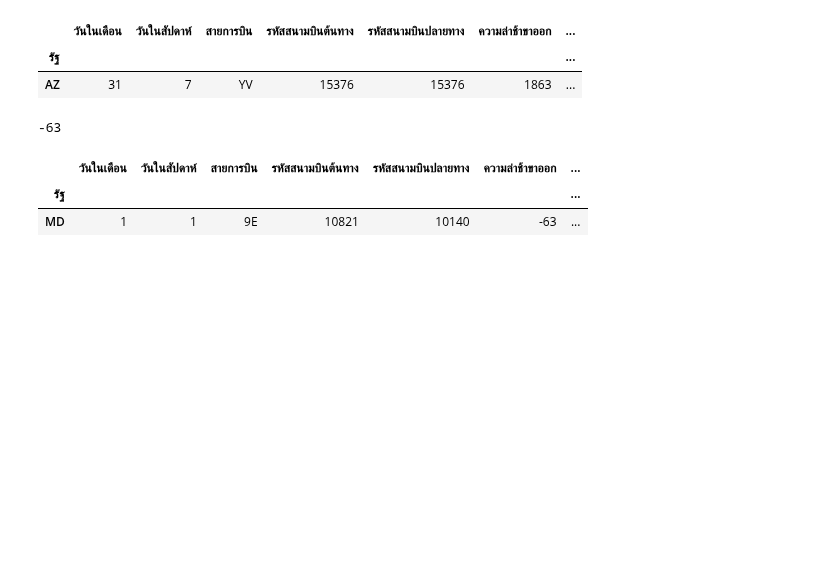
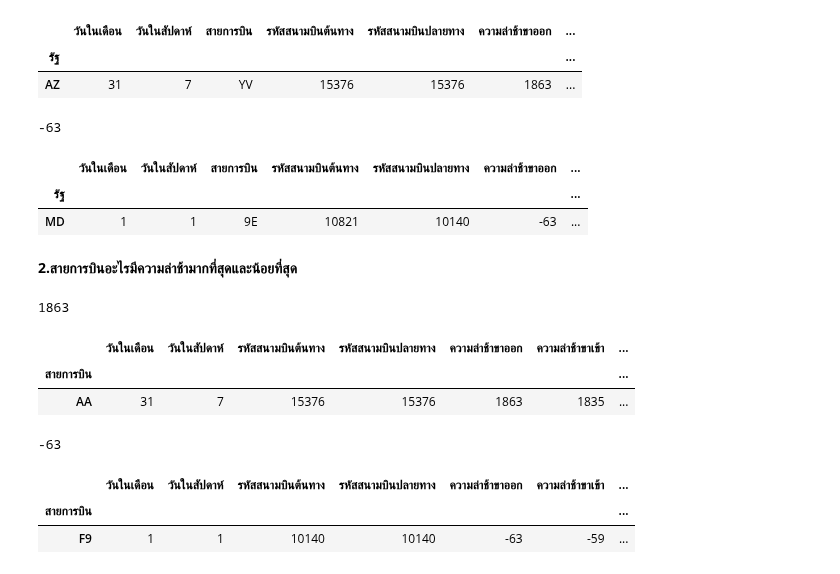
Before and after one commit to ThanikPimpiban/DWDM21, a Jupyter notebook: MiniExam.ipynb, the cells around one changed output. Saved outputs shown, nothing was run; the diff lists cells and outputs as text; code cells hidden in the pictures; blank space fills up the shorter version.

```diff
--- a/MiniExam.ipynb
+++ b/MiniExam.ipynb
@@ -128,3 +128,27 @@ min.iloc[-1:,:]
 |  | วันในเดือน | วันในสัปดาห์ | สายการบิน | รหัสสนามบินต้นทาง | รหัสสนามบินปลายทาง | ความล่าช้าขาออก | ... |
 | รัฐ |  |  |  |  |  |  | ... |
 | MD | 1 | 1 | 9E | 10821 | 10140 | -63 | ... |
+# %% [markdown]
+**2.สายการบินอะไรมีความล่าช้ามากที่สุดและน้อยที่สุด**
+# %%
+merged_table['ความล่าช้าขาออก'].max()
+# %% [output]
+1863
+# %%
+max2 = merged_table.groupby('สายการบิน').max().sort_values(by=['ความล่าช้าขาออก'],ascending=False)
+max2.iloc[:1,:]
+# %% [output]
+|  | วันในเดือน | วันในสัปดาห์ | รหัสสนามบินต้นทาง | รหัสสนามบินปลายทาง | ความล่าช้าขาออก | ความล่าช้าขาเข้า | ... |
+| สายการบิน |  |  |  |  |  |  | ... |
+| AA | 31 | 7 | 15376 | 15376 | 1863 | 1835 | ... |
+# %%
+merged_table['ความล่าช้าขาออก'].min()
+# %% [output]
+-63
+# %%
+min2 = merged_table.groupby('สายการบิน').min().sort_values(by=['ความล่าช้าขาออก'],ascending=False)
+min2.iloc[-1:,:]
+# %% [output]
+|  | วันในเดือน | วันในสัปดาห์ | รหัสสนามบินต้นทาง | รหัสสนามบินปลายทาง | ความล่าช้าขาออก | ความล่าช้าขาเข้า | ... |
+| สายการบิน |  |  |  |  |  |  | ... |
+| F9 | 1 | 1 | 10140 | 10140 | -63 | -59 | ... |
```
